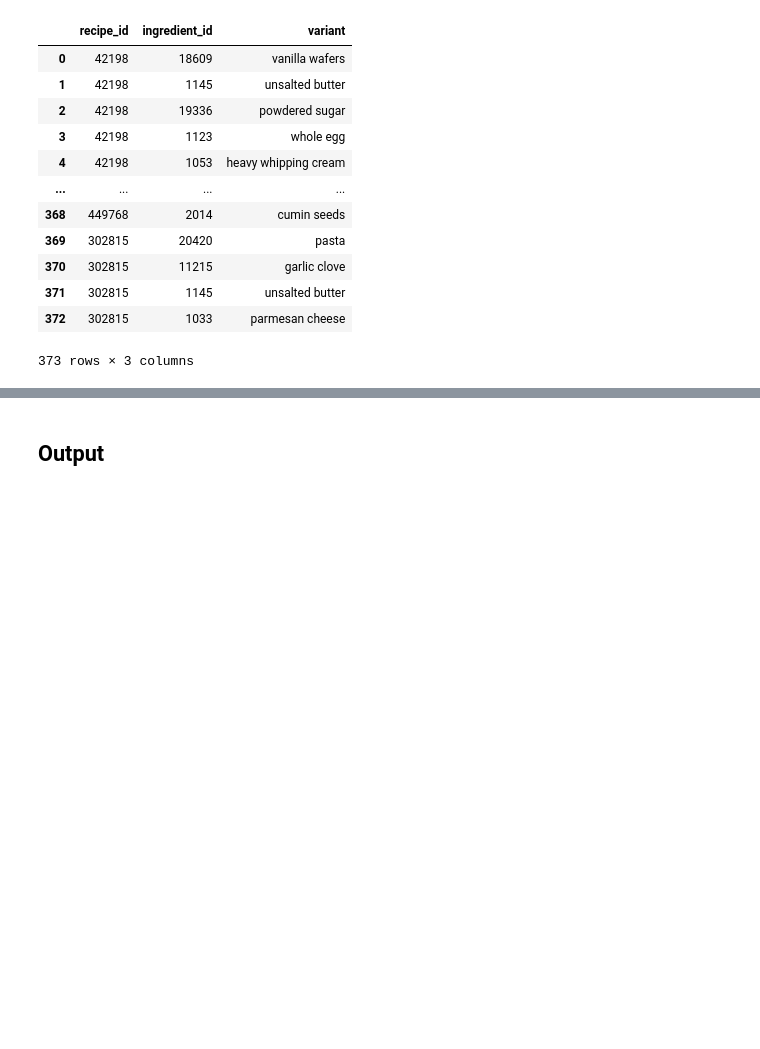
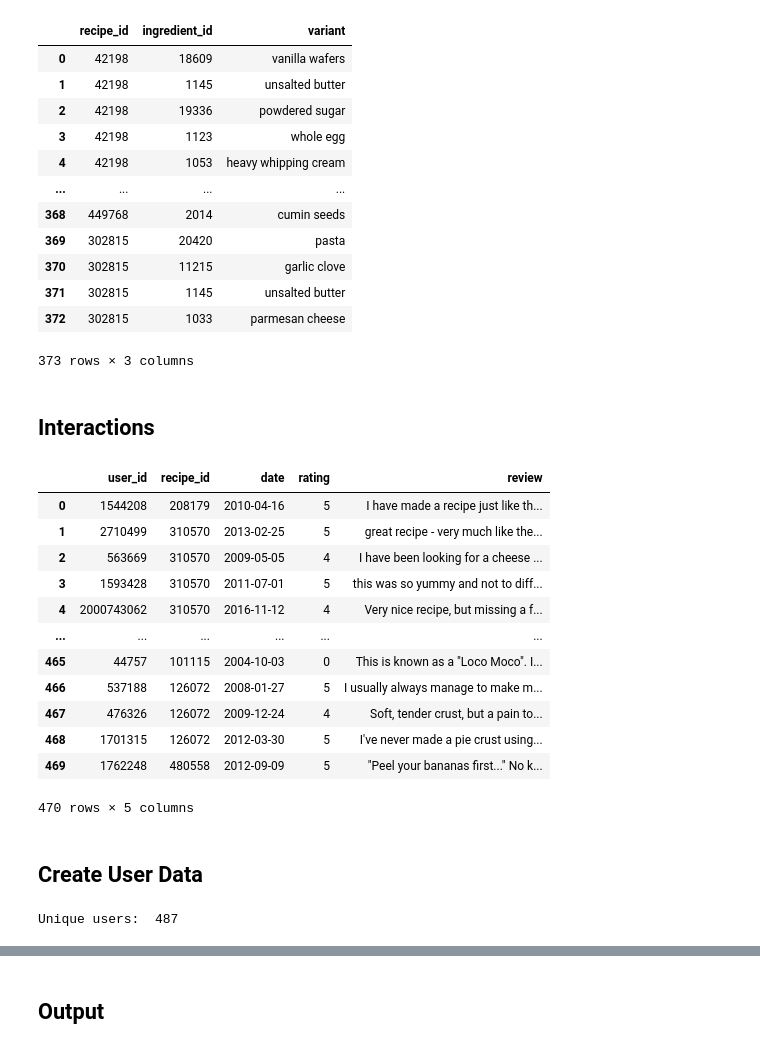
Before and after one commit to aprinawang/db-project, a Jupyter notebook: data/generate_csv.ipynb, the cells around one changed output, grey strips where cells are left out. Saved outputs shown, nothing was run; the diff lists cells and outputs as text; code cells hidden in the pictures; blank space fills up the shorter version.

Commit message:
add iteractions and users

```diff
--- a/data/generate_csv.ipynb
+++ b/data/generate_csv.ipynb
@@ -70,7 +70,7 @@ def matchWord(target, tomatch):
 valid = dict()
 bad_match = dict()
 no_match = []
-for _, recipe in recipes.loc[:1000].iterrows():
+for _, recipe in recipes.loc[:10000].iterrows():
   skip = False
   ingreds_in_recipe = dict()
   for ingred in recipe["ingredients"]:
@@ -90,7 +90,7 @@ for _, recipe in recipes.loc[:1000].iterrows():
       skip = True
       break
   if not skip:
-    print(ingreds_in_recipe)
+    # print(ingreds_in_recipe)
     valid[recipe['name']] = ingreds_in_recipe
     skip = False
 # %% [output]
@@ -192,3 +192,29 @@ ingredient_in_csv
 | 371 | 302815 | 1145 | unsalted butter |
 | 372 | 302815 | 1033 | parmesan cheese |
 373 rows × 3 columns
+# %% [markdown]
+## Interactions
+# %%
+interactions_csv = interactions[interactions['recipe_id'].isin(recipes_csv['id'])].reset_index(drop=True)
+interactions_csv
+# %% [output]
+|  | user_id | recipe_id | date | rating | review |
+| 0 | 1544208 | 208179 | 2010-04-16 | 5 | I have made a recipe just like th... |
+| 1 | 2710499 | 310570 | 2013-02-25 | 5 | great recipe - very much like the... |
+| 2 | 563669 | 310570 | 2009-05-05 | 4 | I have been looking for a cheese ... |
+| 3 | 1593428 | 310570 | 2011-07-01 | 5 | this was so yummy and not to diff... |
+| 4 | 2000743062 | 310570 | 2016-11-12 | 4 | Very nice recipe, but missing a f... |
+| ... | ... | ... | ... | ... | ... |
+| 465 | 44757 | 101115 | 2004-10-03 | 0 | This is known as a "Loco Moco". I... |
+| 466 | 537188 | 126072 | 2008-01-27 | 5 | I usually always manage to make m... |
+| 467 | 476326 | 126072 | 2009-12-24 | 4 | Soft, tender crust, but a pain to... |
+| 468 | 1701315 | 126072 | 2012-03-30 | 5 | I've never made a pie crust using... |
+| 469 | 1762248 | 480558 | 2012-09-09 | 5 | "Peel your bananas first..." No k... |
+470 rows × 5 columns
+# %% [markdown]
+## Create User Data
+# %%
+user_ids = pd.concat([interactions_csv['user_id'], recipes_csv['contributor_id']], ignore_index=True).unique()
+print("Unique users: ", len(user_ids))
+# %% [output]
+Unique users:  487
```
Also changed, not shown: parts of 5 cells of this notebook.
